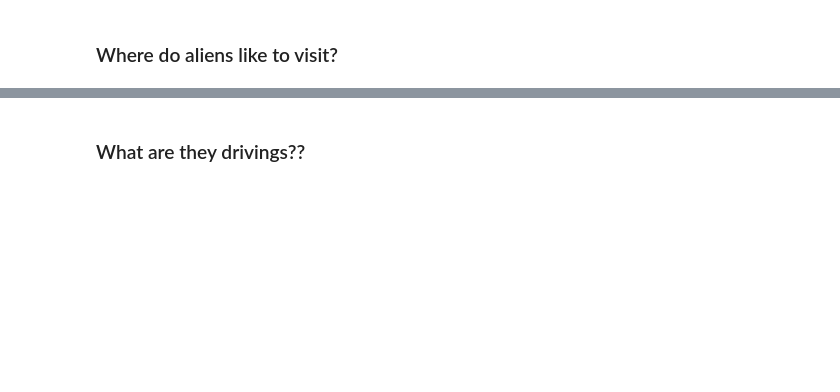
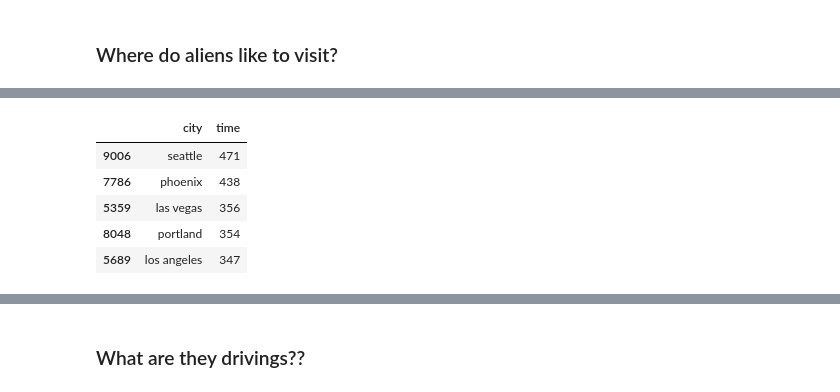
Before and after one commit to NoahLeVoir/UMN-DVA-Project-1-Team-7, a Jupyter notebook: Aliens_Analysis.ipynb, the cells around one changed output, grey strips where cells are left out. Cells and saved outputs as stored; diff of their text form; code cells hidden in the pictures; blank space fills up the shorter version.

```diff
--- a/Aliens_Analysis.ipynb
+++ b/Aliens_Analysis.ipynb
@@ -138,19 +189,28 @@ plt.show()
 # plt.tight_layout()
 # plt.show()
 # %%
-# # What city within the most visited state?
-california = us_ufo_data.loc[us_ufo_data["state"] == "ca"]
-california
+# What city is visited the most regardless of state visits? (Best vacation spot?)
 
-# What city is visited the most regardless of state visits? (Better vacation spot?)
-city_group = california.groupby("city")
+# Use groupby on the city this time
+city_group = us_ufo_data.groupby("city")
 city_group
 
+# Get the count of visits for each city by recording each time there was a sighting
 city_group_visits = city_group.count()["time"]
 city_group_visits
 
+# Reset the index
 city_group_visits = city_group_visits.reset_index("city")
 city_group_visits
 
-popular_ca_cities = city_group_visits.sort_values(["time"], ascending = False)
-popular_ca_cities.head(5)
+# The 5 most popular cities for alien sightings in the US
+# Sort our list descending and display the top 5 results (ascending = False)
+popular_cities = city_group_visits.sort_values(["time"], ascending = False)
+popular_cities.head(5)
+# %% [output]
+|  | city | time |
+| 9006 | seattle | 471 |
+| 7786 | phoenix | 438 |
+| 5359 | las vegas | 356 |
+| 8048 | portland | 354 |
+| 5689 | los angeles | 347 |
```
Also changed, not shown: parts of 30 cells of this notebook, 1 other file.
